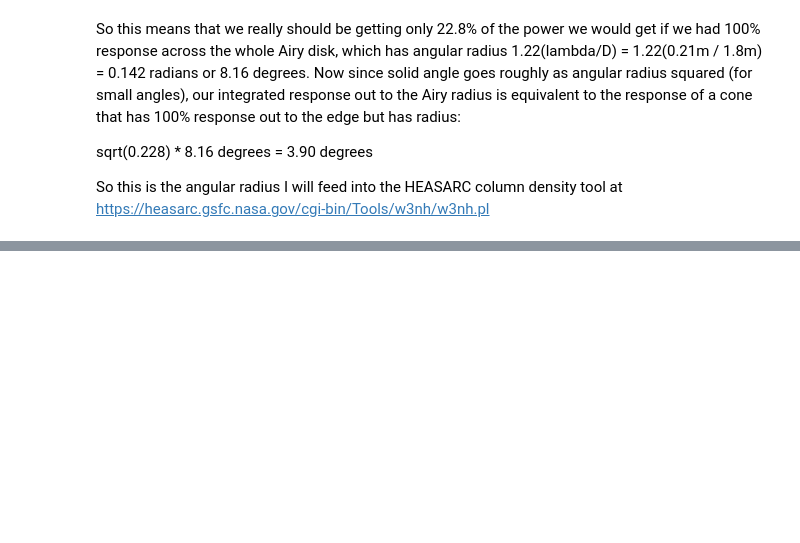
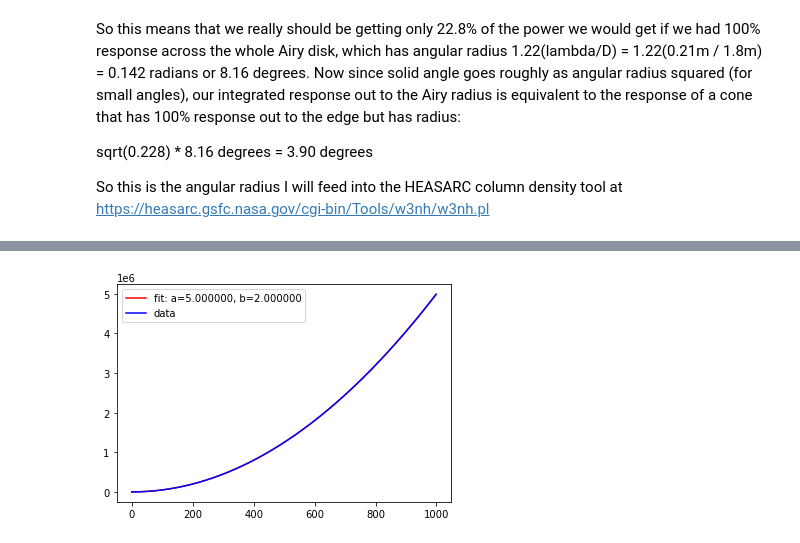
Before and after one commit to Dood1332/135, a Jupyter notebook: LAB3/airy_integral.ipynb, the cells around one changed output, grey strips where cells are left out. Drawn from its saved outputs; the diff is of its cells as text; code cells hidden in the pictures; blank space fills up the shorter version.

```diff
--- a/LAB3/airy_integral.ipynb
+++ b/LAB3/airy_integral.ipynb
@@ -52,0 +120,20 @@ https://heasarc.gsfc.nasa.gov/cgi-bin/Tools/w3nh/w3nh.pl
+# %%
+x = np.arange(0,1000)
+y = 5*x**2+2
+def func(x, a, b):
+    return a*x**2+b
+def moving_average(a, n=5) :
+    ret = np.cumsum(a, dtype=float)
+    ret[n:] = ret[n:] - ret[:-n]
+    return ret[n - 1:] / n
+Favg = moving_average(F48)
+Aavg = moving_average(A48)
+popt, pcov = curve_fit(func, x, y)# bounds=(0, [.5, ,.5, 1., 0.5]))
+plt.plot(x, func(x, *popt), 'r-',
+         label='fit: a=%f, b=%f' % tuple(popt))
+plt.plot(Favg, Aavg, 'b-', label='avg')
+plt.plot(x, y, 'b-', label='data')
+plt.legend()
+plt.show()
+# %% [output]
+[figure, added]
```
Also changed, not shown: parts of 7 cells of this notebook, 1 other file.
